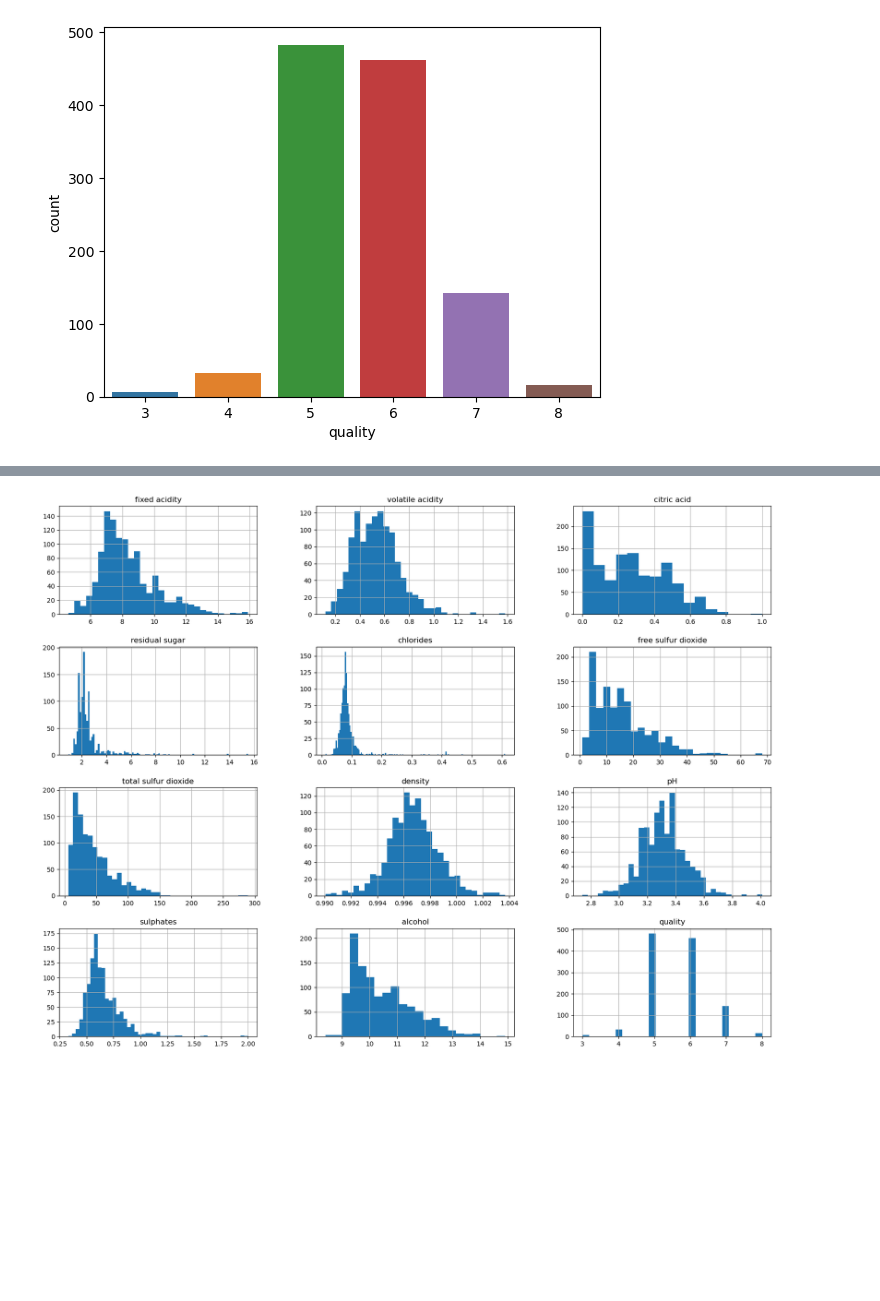
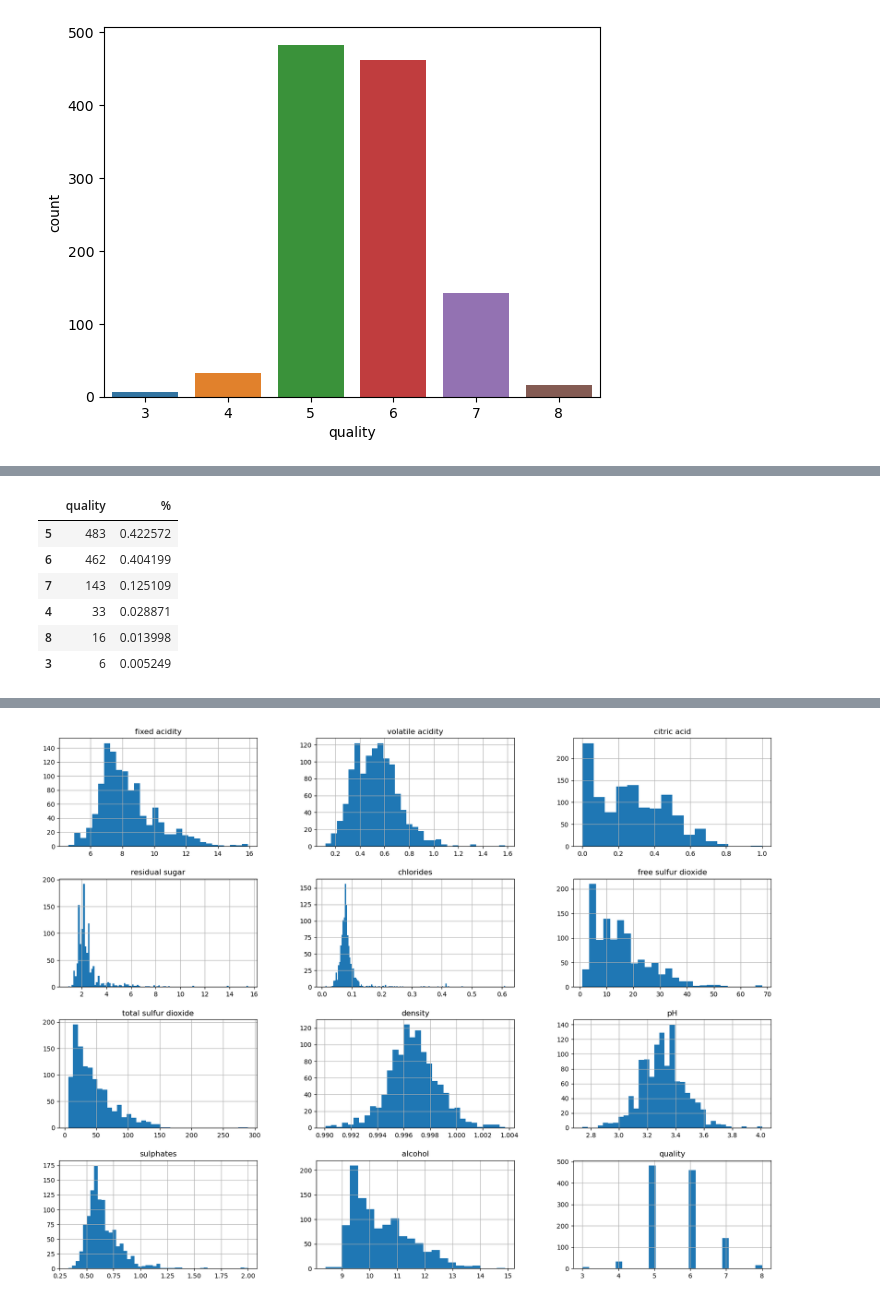
Before and after one commit to NancyArmah/Wine_Quality_Classification, a Jupyter notebook: wine_quality-best.ipynb, the cells around one changed output, grey strips where cells are left out. Saved outputs shown, nothing was run; the diff lists cells and outputs as text; code cells hidden in the pictures; blank space fills up the shorter version.

```diff
--- a/wine_quality-best.ipynb
+++ b/wine_quality-best.ipynb
@@ -157,0 +148,12 @@ sns.heatmap(data.corr(), annot=True, cmap="Blues")
+# %%
+quality_val= pd.DataFrame(data['quality'].value_counts())
+quality_val['%']= quality_val['quality']/data.shape[0]
+quality_val
+# %% [output]
+|  | quality | % |
+| 5 | 483 | 0.422572 |
+| 6 | 462 | 0.404199 |
+| 7 | 143 | 0.125109 |
+| 4 | 33 | 0.028871 |
+| 8 | 16 | 0.013998 |
+| 3 | 6 | 0.005249 |
```
Also changed, not shown: parts of 37 cells of this notebook.
